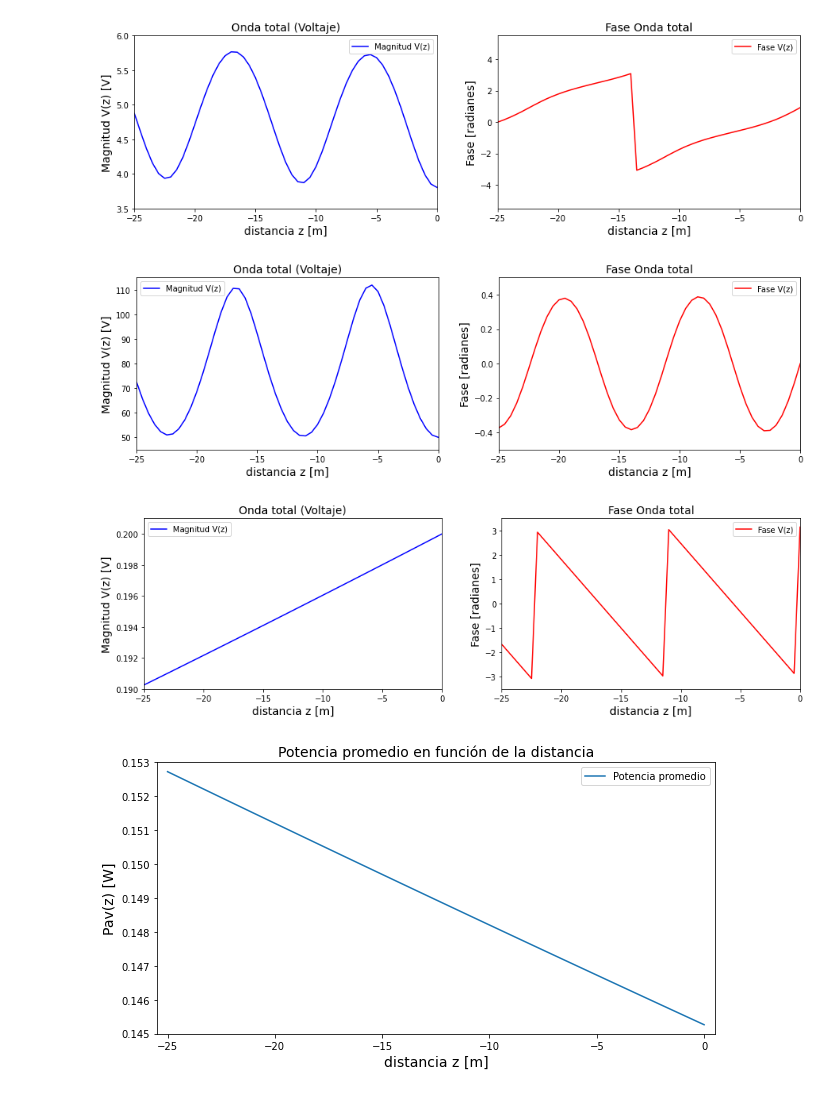
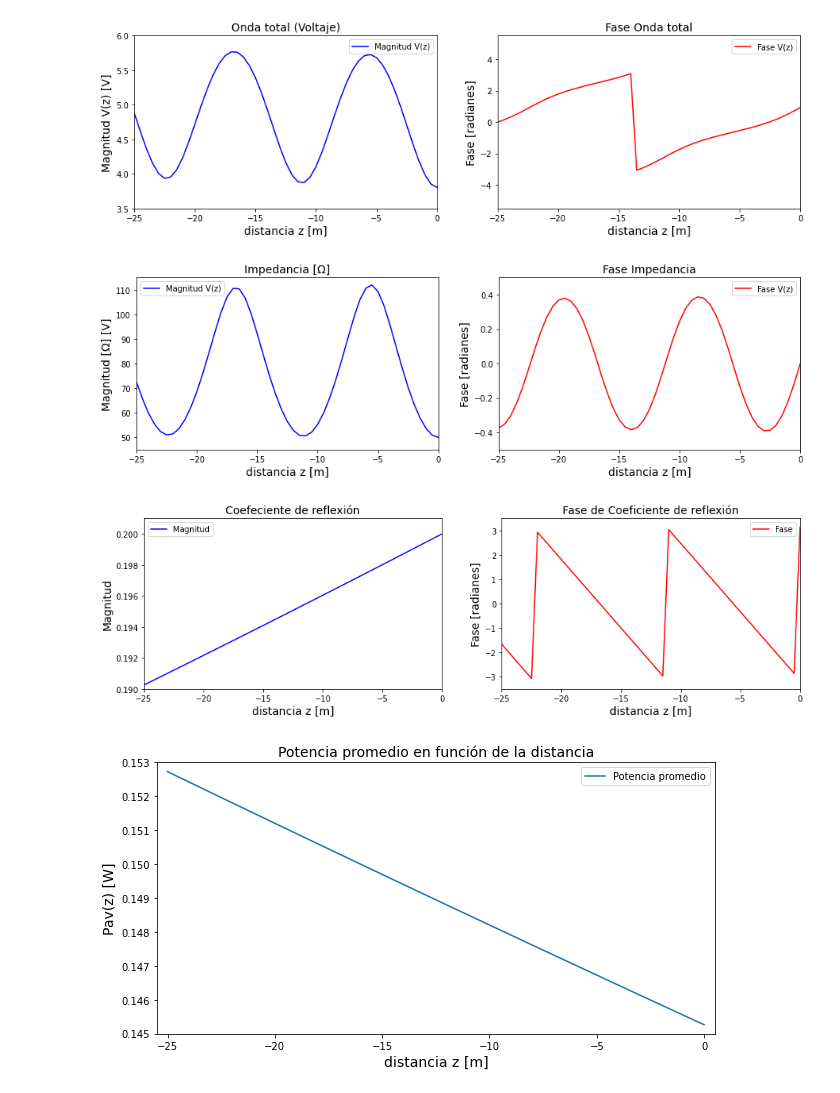
Before and after one commit to luisedu96/TransmisionGuiada, a Jupyter notebook: Actividades/Parametros_lineas_transmision.ipynb, the cells around one changed output. Saved outputs shown, nothing was run; the diff lists cells and outputs as text; code cells hidden in the pictures.

```diff
--- a/Actividades/Parametros_lineas_transmision.ipynb
+++ b/Actividades/Parametros_lineas_transmision.ipynb
@@ -116,39 +116,39 @@ fig, ax = plt.subplots(1, 2, figsize=(15, 4))
 ax[0].plot(z, np.abs(Z_z), label='Magnitud V(z)', color='b')
 ax[0].axis([-l, 0, 45, 115])
 ax[0].set_xlabel('distancia z [m]', fontsize=14)
-ax[0].set_ylabel('Magnitud V(z) [V]', fontsize=14)
-ax[0].set_title('Onda total (Voltaje)', fontsize=14)
+ax[0].set_ylabel('Magnitud [Ω] [V]', fontsize=14)
+ax[0].set_title('Impedancia [Ω]', fontsize=14)
 ax[0].legend()
 
 ax[1].plot(z, np.angle(Z_z), label='Fase V(z)', color='r')
 ax[1].axis([-l, 0, -0.5, 0.5])
 ax[1].set_ylabel('Fase [radianes]', fontsize=14)
 ax[1].set_xlabel('distancia z [m]', fontsize=14)
-ax[1].set_title('Fase Onda total', fontsize=14)
+ax[1].set_title('Fase Impedancia', fontsize=14)
 ax[1].legend()
 
 fig.show()
 # %% [output]
-[figure, old version]
+[figure, new version]
 # %%
 fig, ax = plt.subplots(1, 2, figsize=(15, 4))
-ax[0].plot(z, np.abs(CR_z), label='Magnitud V(z)', color='b')
+ax[0].plot(z, np.abs(CR_z), label='Magnitud', color='b')
 ax[0].axis([-l, 0, 0.190, 0.201])
 ax[0].set_xlabel('distancia z [m]', fontsize=14)
-ax[0].set_ylabel('Magnitud V(z) [V]', fontsize=14)
-ax[0].set_title('Onda total (Voltaje)', fontsize=14)
+ax[0].set_ylabel('Magnitud', fontsize=14)
+ax[0].set_title('Coefeciente de reflexión', fontsize=14)
 ax[0].legend()
 
-ax[1].plot(z, np.angle(CR_z), label='Fase V(z)', color='r')
+ax[1].plot(z, np.angle(CR_z), label='Fase', color='r')
 ax[1].axis([-l, 0, -3.5, 3.5])
 ax[1].set_ylabel('Fase [radianes]', fontsize=14)
 ax[1].set_xlabel('distancia z [m]', fontsize=14)
-ax[1].set_title('Fase Onda total', fontsize=14)
+ax[1].set_title('Fase de Coeficiente de reflexión', fontsize=14)
 ax[1].legend()
 
 fig.show()
 # %% [output]
-[figure, old version]
+[figure, new version]
 # %%
 Pav_fuente = 0.5*np.real((np.abs(V_fuente)**2)/Z_fuente)
 Pav_z = Pav_fuente*np.exp(-2*(z+25)*alpha)
```
Also changed, not shown: parts of 1 cell of this notebook.
